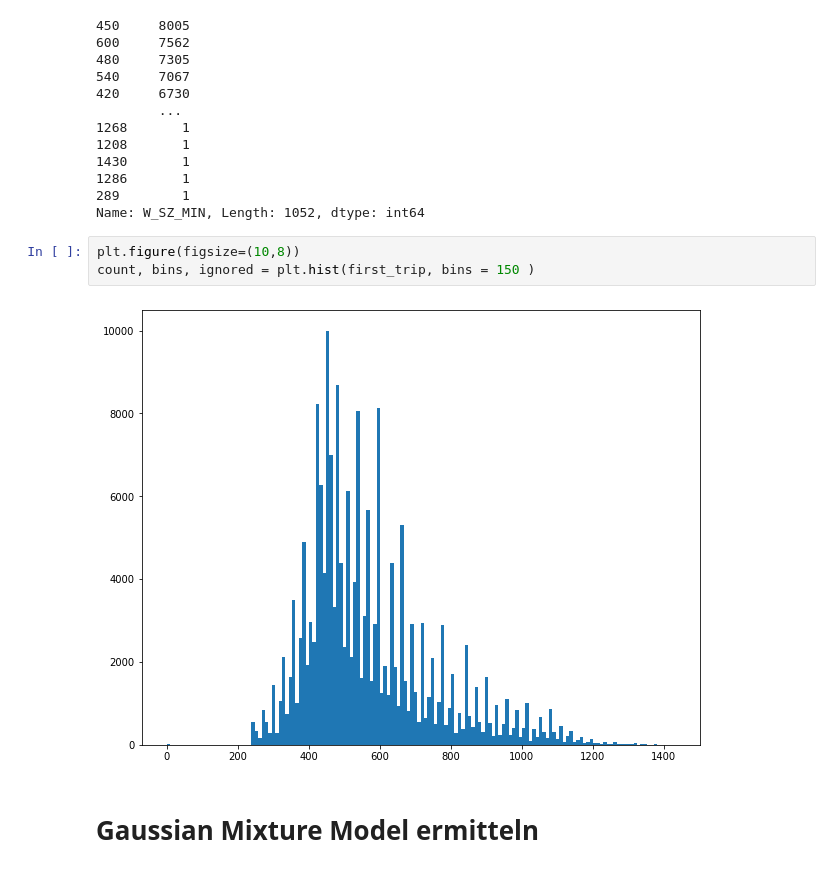
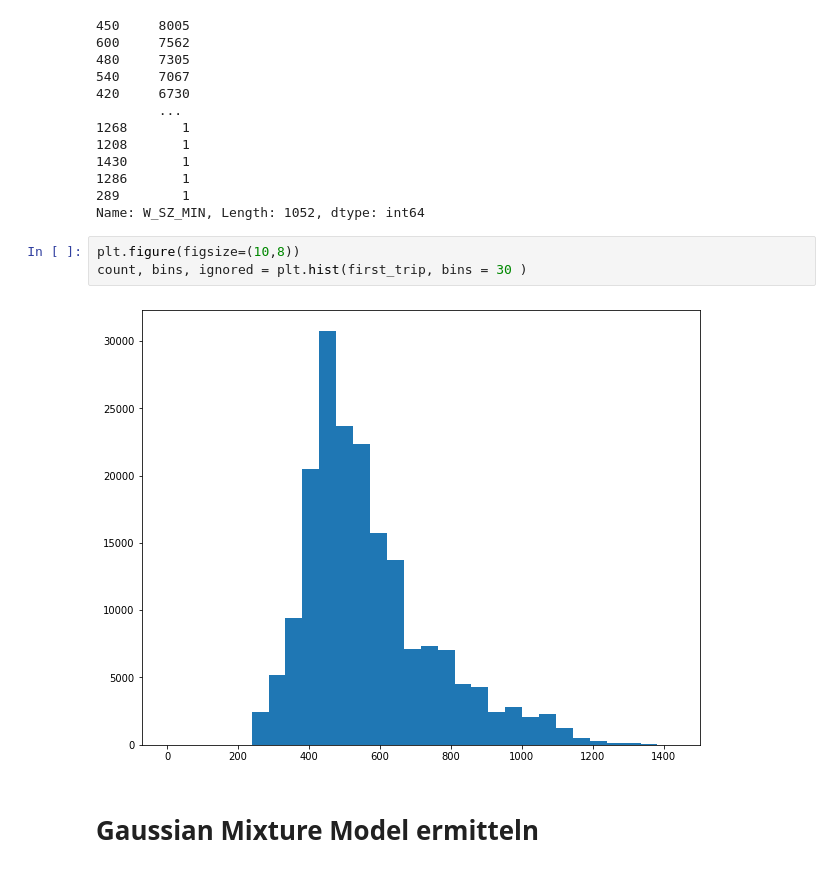
Before and after one commit to t-ober/ev-modelling, a Jupyter notebook: Model Elements/Initial Departure Time.ipynb, the cells around one changed output. Cells and saved outputs as stored; diff of their text form.

```diff
--- a/Model Elements/Initial Departure Time.ipynb
+++ b/Model Elements/Initial Departure Time.ipynb
@@ -32,9 +34,9 @@ first_trip.value_counts()
 Name: W_SZ_MIN, Length: 1052, dtype: int64
 # %%
 plt.figure(figsize=(10,8))
-count, bins, ignored = plt.hist(first_trip, bins = 150 )
+count, bins, ignored = plt.hist(first_trip, bins = 30 )
 # %% [output]
-[figure, old version]
+[figure, new version]
 # %% [markdown]
 # Gaussian Mixture Model ermitteln
 # %%
```
Also changed, not shown: parts of 8 cells of this notebook, 3 other files.
